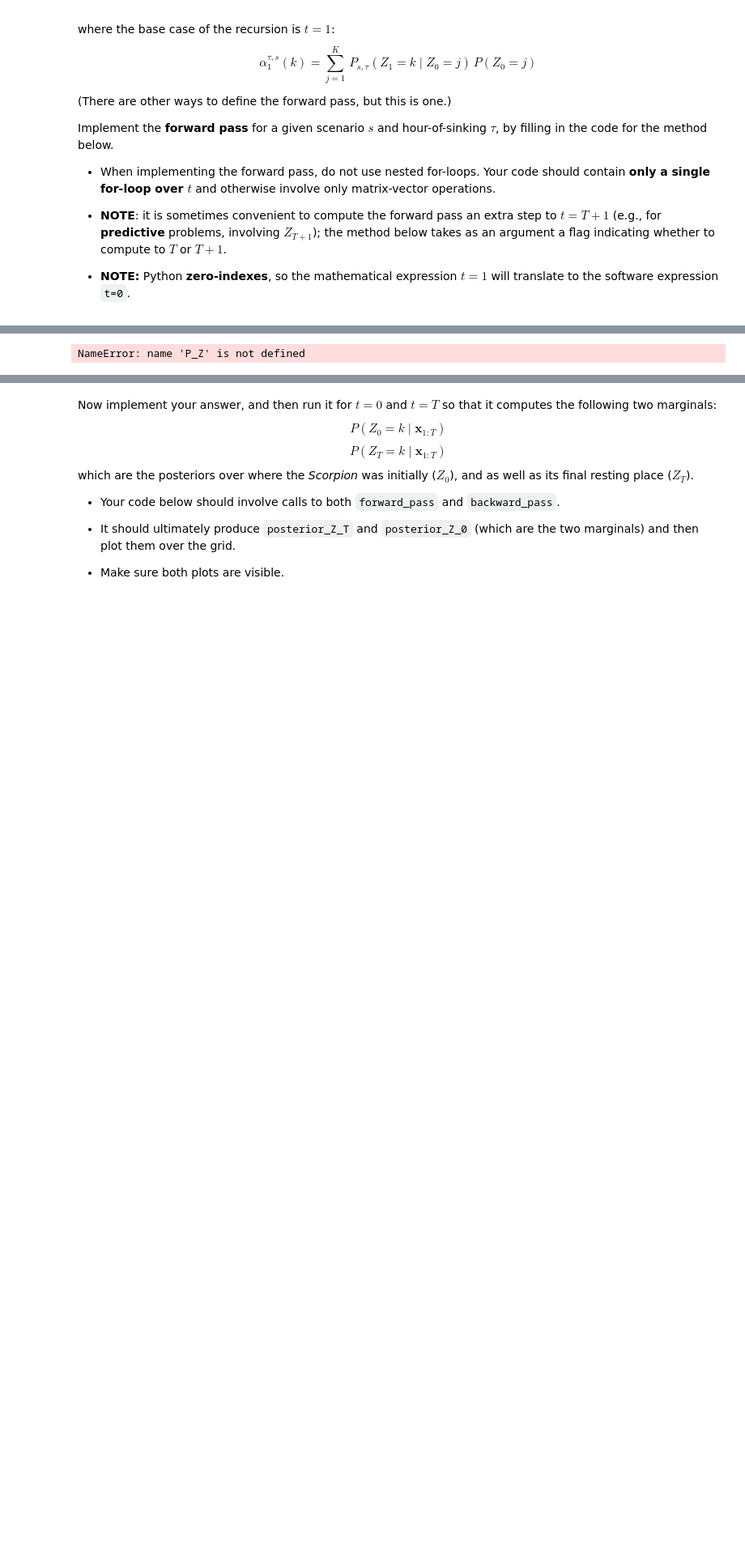
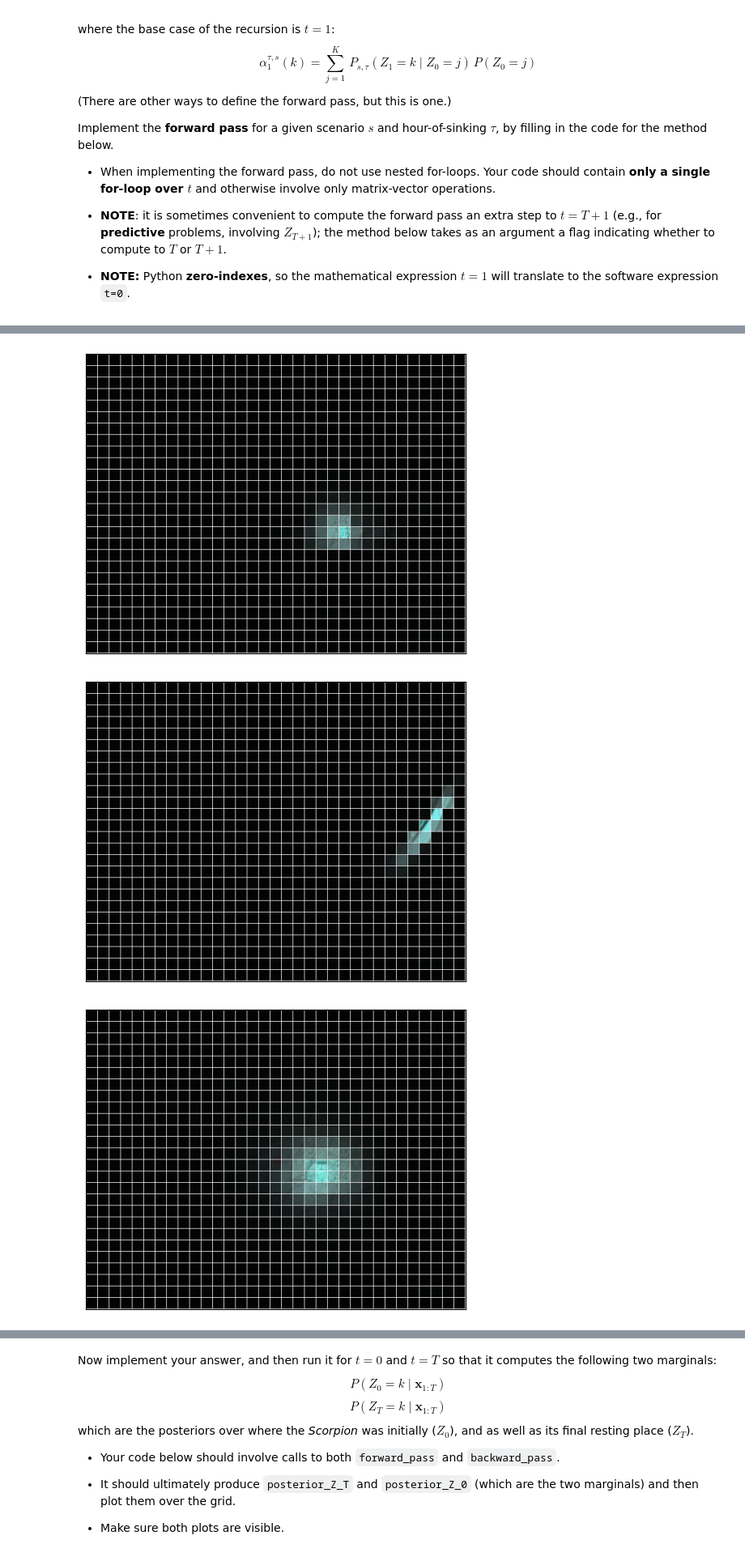
Before and after one commit to rodrigopazm96/Modern-Methods-in-Applied-Statistics, a Jupyter notebook: hw4_Paz.ipynb, the cells around one changed output, grey strips where cells are left out. Shown at 81% size. Drawn from its saved outputs; the diff is of its cells as text; code cells hidden in the pictures; blank space fills up the shorter version.

```diff
--- a/hw4_Paz.ipynb
+++ b/hw4_Paz.ipynb
@@ -427,7 +433,15 @@ def forward_pass(tau, transition_matrix_KK, initial_dist_K, likelihood_TK, predi
 
     alpha_TK = np.zeros((T_, K))
 
-    # Your code here
+    alpha_TK[0] = transition_matrix_KK.T @ initial_dist_K
+
+    for t in range(1, T_):
+      if t <= tau:
+            alpha_TK[t] = transition_matrix_KK.T @ (
+                alpha_TK[t-1] * likelihood_TK[t-1]
+            )
+      else:
+            alpha_TK[t] = alpha_TK[t-1] * likelihood_TK[t-1]
 
     return alpha_TK
 # %% [markdown]
@@ -450,12 +476,21 @@ Then use your implementation of the forward pass to compute and visualize $P(Z_T
 # %%
 for s in ['seek_ridge', 'flounder']:
     for tau in [5, 24]:
 
-        # Your code here.
-        # P_Z = ...
-        #
+        transition_matrix_KK = transition_matrices[s]
+        L_TK = sonar_likelihood(sonar_data, tau=tau)
+
+        alpha_TK = forward_pass(
+            tau, transition_matrix_KK, initial_dist_K, L_TK
+        )
+
+        # filtering: alpha_T * l_T, then normalize
+        unnorm = alpha_TK[-1] * L_TK[-1]
+        P_Z = unnorm / unnorm.sum()
 
         assert P_Z.shape == (858,) and np.allclose(P_Z.sum(), 1)
         plot_dist_on_scorpion_search_grid(P_Z.reshape((33, 26)), show=True)
 # %% [output]
-NameError: name 'P_Z' is not defined
+[figure, added]
+[figure, added]
+[figure, added]
```
Also changed, not shown: parts of 13 cells of this notebook.
